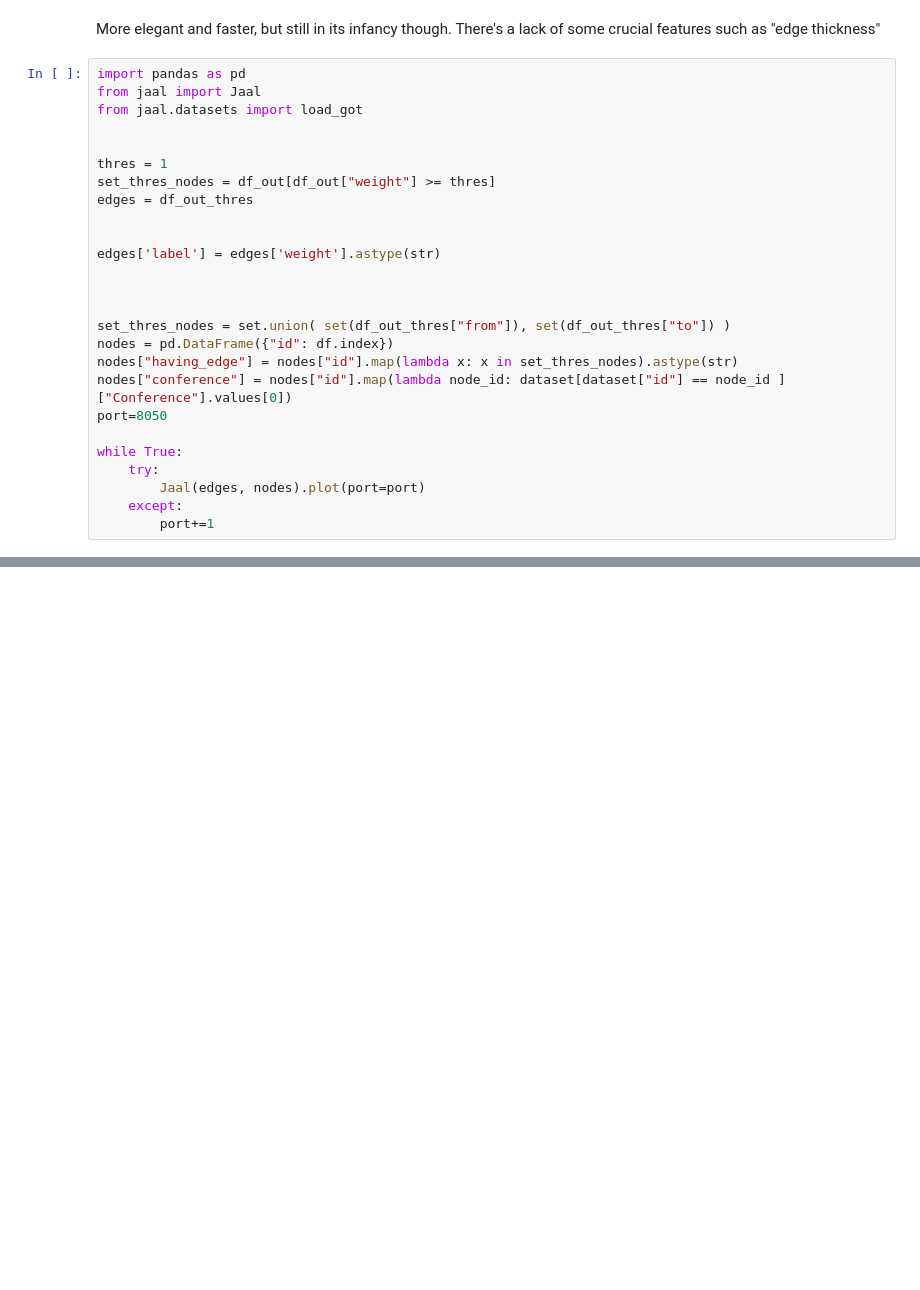
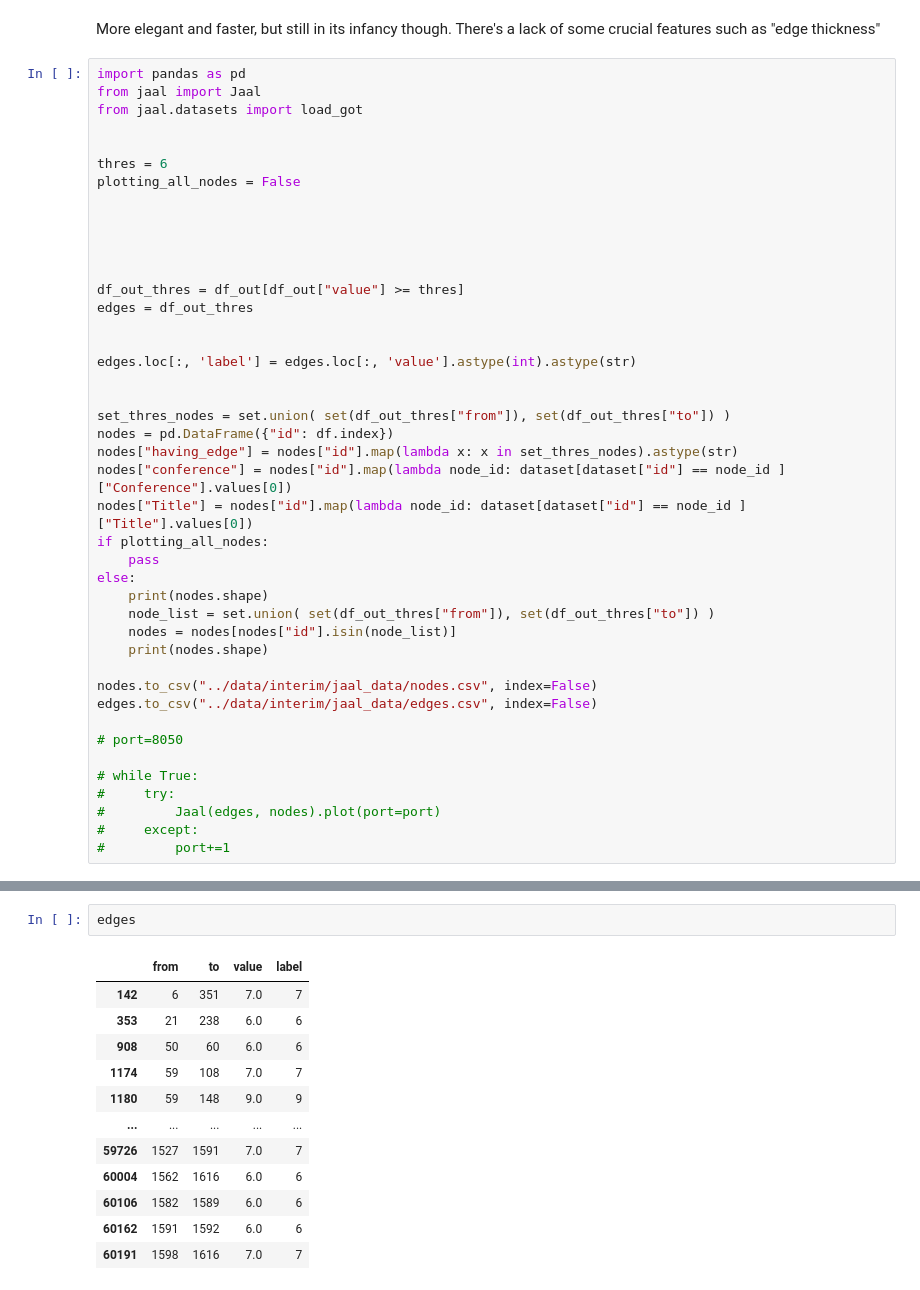
Before and after one commit to iDataVisualizationLab/C, a Jupyter notebook: citation_networks/notebooks/plot_network.ipynb, the cells around one changed output, grey strips where cells are left out. Drawn from its saved outputs; the diff is of its cells as text; blank space fills up the shorter version.

```diff
--- a/citation_networks/notebooks/plot_network.ipynb
+++ b/citation_networks/notebooks/plot_network.ipynb
@@ -128,26 +128,43 @@ from jaal import Jaal
 from jaal.datasets import load_got
 
 
-thres = 1
-set_thres_nodes = df_out[df_out["weight"] >= thres]
+thres = 6
+plotting_all_nodes = False
+
+
+
+
+
+df_out_thres = df_out[df_out["value"] >= thres]
 edges = df_out_thres
 
 
-edges['label'] = edges['weight'].astype(str)
-
+edges.loc[:, 'label'] = edges.loc[:, 'value'].astype(int).astype(str)
 
 
 set_thres_nodes = set.union( set(df_out_thres["from"]), set(df_out_thres["to"]) )
 nodes = pd.DataFrame({"id": df.index})
 nodes["having_edge"] = nodes["id"].map(lambda x: x in set_thres_nodes).astype(str)
 nodes["conference"] = nodes["id"].map(lambda node_id: dataset[dataset["id"] == node_id ]["Conference"].values[0])
-port=8050
+nodes["Title"] = nodes["id"].map(lambda node_id: dataset[dataset["id"] == node_id ]["Title"].values[0])
+if plotting_all_nodes:
+    pass
+else:
+    print(nodes.shape)
+    node_list = set.union( set(df_out_thres["from"]), set(df_out_thres["to"]) )
+    nodes = nodes[nodes["id"].isin(node_list)]
+    print(nodes.shape)
 
-while True:
-    try:
-        Jaal(edges, nodes).plot(port=port)
-    except:
-        port+=1
+nodes.to_csv("../data/interim/jaal_data/nodes.csv", index=False)
+edges.to_csv("../data/interim/jaal_data/edges.csv", index=False)
+
+# port=8050
+
+# while True:
+#     try:
+#         Jaal(edges, nodes).plot(port=port)
+#     except:
+#         port+=1
 # %% [output]
 A value is trying to be set on a copy of a slice from a DataFrame.
 Try using .loc[row_indexer,col_indexer] = value instead
@@ -182,0 +181,15 @@ inside color node conference
+# %%
+edges
+# %% [output]
+|  | from | to | value | label |
+| 142 | 6 | 351 | 7.0 | 7 |
+| 353 | 21 | 238 | 6.0 | 6 |
+| 908 | 50 | 60 | 6.0 | 6 |
+| 1174 | 59 | 108 | 7.0 | 7 |
+| 1180 | 59 | 148 | 9.0 | 9 |
+| ... | ... | ... | ... | ... |
+| 59726 | 1527 | 1591 | 7.0 | 7 |
+| 60004 | 1562 | 1616 | 6.0 | 6 |
+| 60106 | 1582 | 1589 | 6.0 | 6 |
+| 60162 | 1591 | 1592 | 6.0 | 6 |
+| 60191 | 1598 | 1616 | 7.0 | 7 |
```
Also changed, not shown: parts of 8 cells of this notebook, 14 other files.
